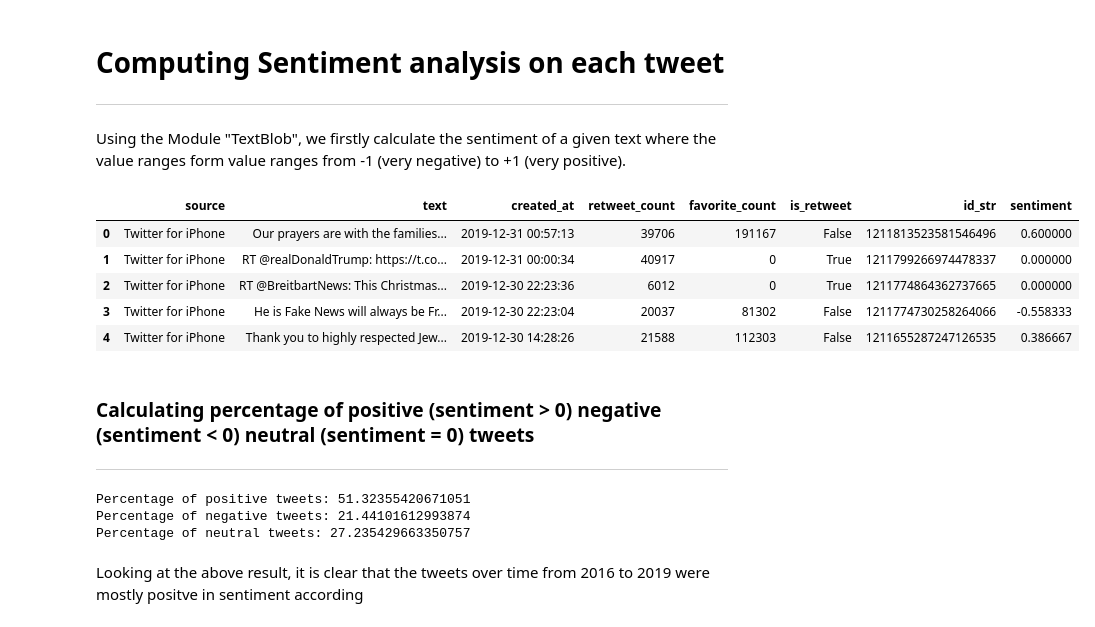
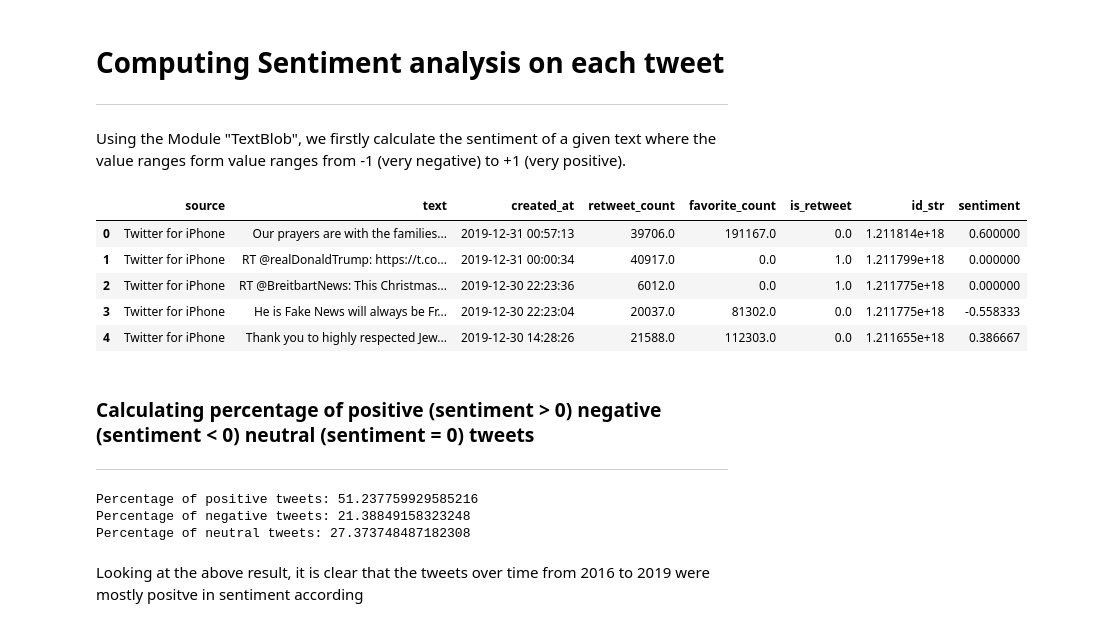
Before and after one commit to ssagun/SentAnalysisVIX, a Jupyter notebook: SentimentAnalysis.ipynb, the cells around one changed output. Cells and saved outputs as stored; diff of their text form; code cells hidden in the pictures.

```diff
--- a/SentimentAnalysis.ipynb
+++ b/SentimentAnalysis.ipynb
@@ -5,59 +5,58 @@ Using the Module "TextBlob", we firstly calculate the sentiment of a given text
 # %%
 import pandas as pd
 from textblob import TextBlob
 from datetime import datetime
 import chardet
 
 # Function to calculate sentiment using TextBlob
 def calculate_sentiment(text):
     analysis = TextBlob(text)
     return analysis.sentiment.polarity
 
-data = pd.read_csv('trump_tweets.xlsx')
+data = pd.read_excel('trump_tweets.xlsx')
 
 # Convert 'created_at' to datetime
 data['created_at'] = pd.to_datetime(data['created_at'], format='%m-%d-%Y %H:%M:%S')
 
 
 # Calculate sentiment for each text
 sentiments = []
 for text in data['text']:
     sentiment = calculate_sentiment(text)
     sentiments.append(sentiment)
 
 # Append the sentiment scores as a new column
 data['sentiment'] = sentiments
 
 data.head()
 # %% [output]
 |  | source | text | created_at | retweet_count | favorite_count | is_retweet | id_str | sentiment |
-| 0 | Twitter for iPhone | Our prayers are with the families... | 2019-12-31 00:57:13 | 39706 | 191167 | False | 1211813523581546496 | 0.600000 |
-| 1 | Twitter for iPhone | RT @realDonaldTrump: https://t.co... | 2019-12-31 00:00:34 | 40917 | 0 | True | 1211799266974478337 | 0.000000 |
-| 2 | Twitter for iPhone | RT @BreitbartNews: This Christmas... | 2019-12-30 22:23:36 | 6012 | 0 | True | 1211774864362737665 | 0.000000 |
-| 3 | Twitter for iPhone | He is Fake News will always be Fr... | 2019-12-30 22:23:04 | 20037 | 81302 | False | 1211774730258264066 | -0.558333 |
-| 4 | Twitter for iPhone | Thank you to highly respected Jew... | 2019-12-30 14:28:26 | 21588 | 112303 | False | 1211655287247126535 | 0.386667 |
+| 0 | Twitter for iPhone | Our prayers are with the families... | 2019-12-31 00:57:13 | 39706.0 | 191167.0 | 0.0 | 1.211814e+18 | 0.600000 |
+| 1 | Twitter for iPhone | RT @realDonaldTrump: https://t.co... | 2019-12-31 00:00:34 | 40917.0 | 0.0 | 1.0 | 1.211799e+18 | 0.000000 |
+| 2 | Twitter for iPhone | RT @BreitbartNews: This Christmas... | 2019-12-30 22:23:36 | 6012.0 | 0.0 | 1.0 | 1.211775e+18 | 0.000000 |
+| 3 | Twitter for iPhone | He is Fake News will always be Fr... | 2019-12-30 22:23:04 | 20037.0 | 81302.0 | 0.0 | 1.211775e+18 | -0.558333 |
+| 4 | Twitter for iPhone | Thank you to highly respected Jew... | 2019-12-30 14:28:26 | 21588.0 | 112303.0 | 0.0 | 1.211655e+18 | 0.386667 |
 # %% [markdown]
 ### Calculating percentage of positive (sentiment > 0) negative (sentiment < 0) neutral (sentiment = 0) tweets
 ---
 # %%
 # Calculate the counts of positive, negative, and neutral tweets
-positive_tweets = data[data['sentiment'] > 0]
-negative_tweets = data[data['sentiment'] < 0]
-neutral_tweets = data[data['sentiment'] == 0]
+positive_tweets = (data['sentiment'] > 0).mean()
+negative_tweets = (data['sentiment'] < 0).mean()
+neutral_tweets = (data['sentiment'] == 0).mean()
 
 # Calculate the percentages
-total_tweets = len(data)
-positive_percentage = len(positive_tweets) / total_tweets * 100
-negative_percentage = len(negative_tweets) / total_tweets * 100
-neutral_percentage = len(neutral_tweets) / total_tweets * 100
+positive_percentage = positive_tweets * 100
+negative_percentage = negative_tweets * 100
+neutral_percentage = neutral_tweets * 100
 
 print("Percentage of positive tweets:", positive_percentage)
 print("Percentage of negative tweets:", negative_percentage)
 print("Percentage of neutral tweets:", neutral_percentage)
 # %% [output]
-Percentage of positive tweets: 51.32355420671051
-Percentage of negative tweets: 21.44101612993874
-Percentage of neutral tweets: 27.235429663350757
+Percentage of positive tweets: 51.237759929585216
+Percentage of negative tweets: 21.38849158323248
+Percentage of neutral tweets: 27.373748487182308
 # %% [markdown]
 Looking at the above result, it is clear that the tweets over time from 2016 to 2019 were mostly positve in sentiment according
 # %% [markdown]
```
Also changed, not shown: parts of 7 cells of this notebook.
